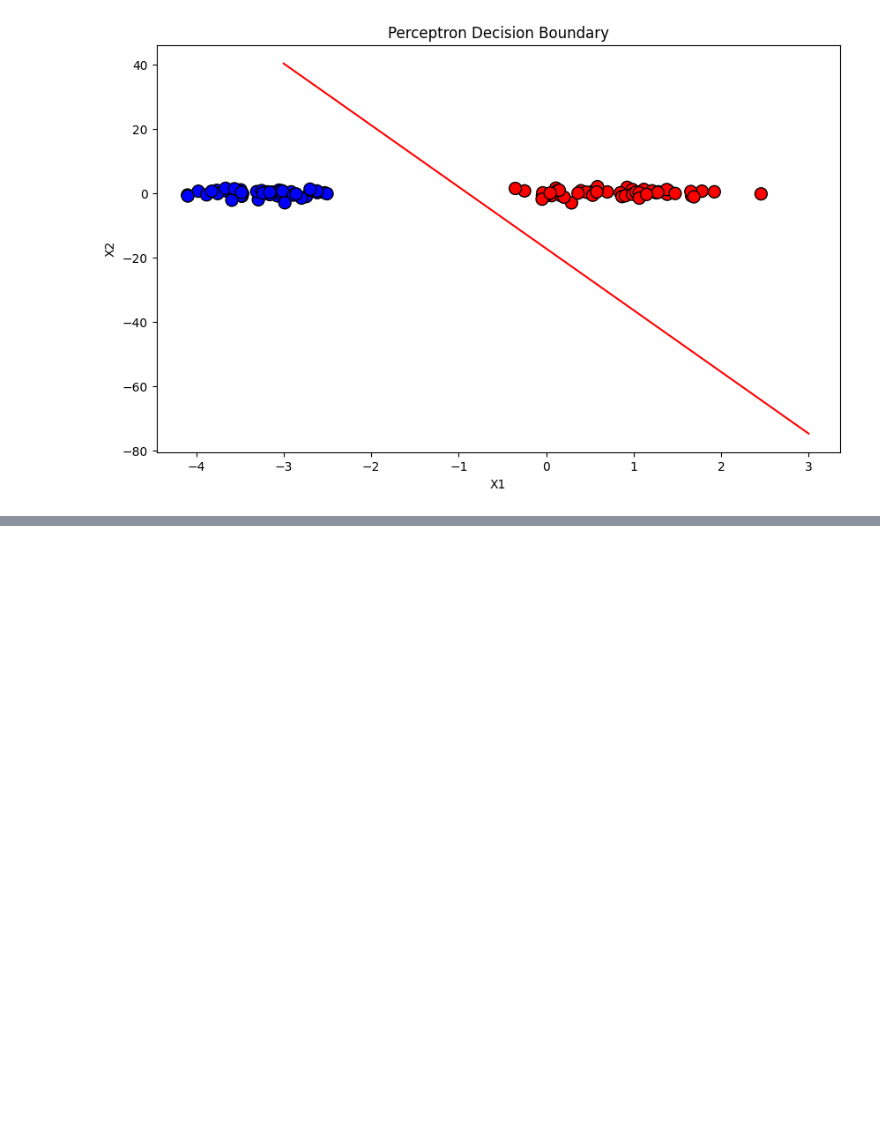
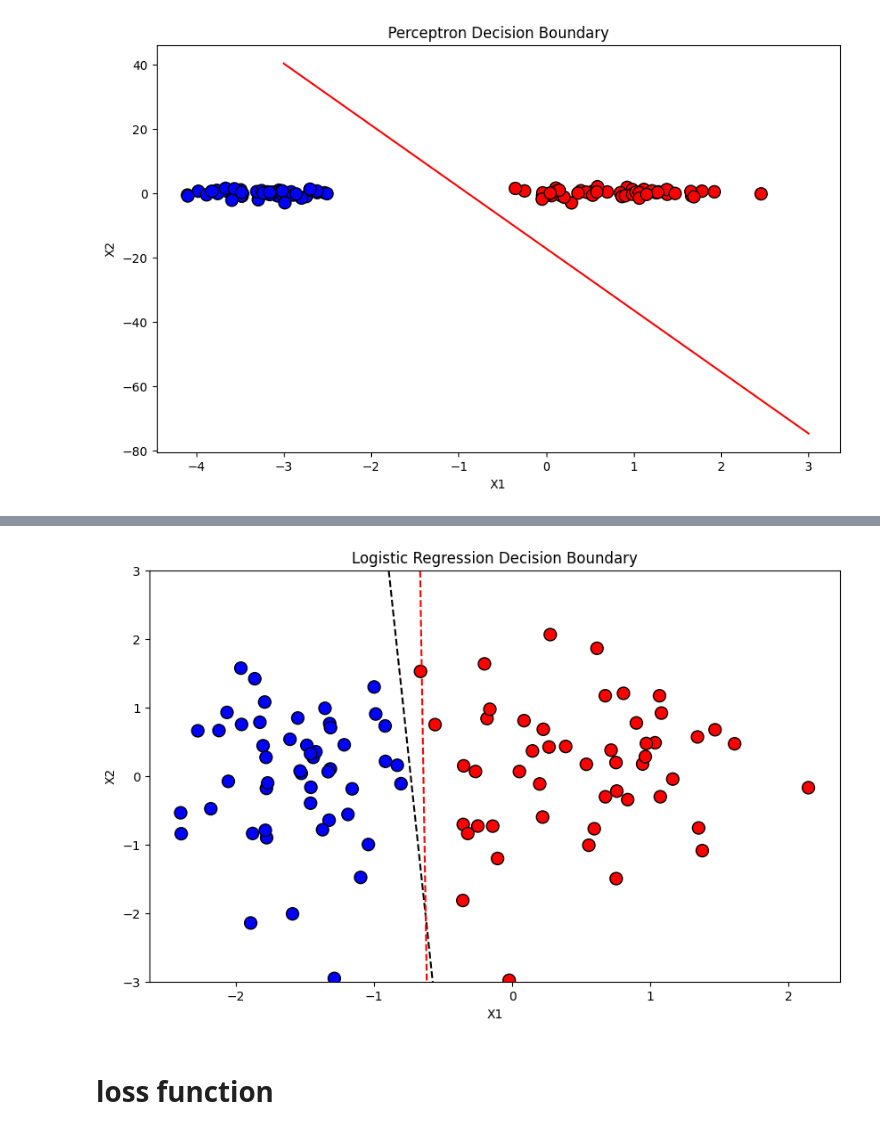
Before and after one commit to Ramratan777/Machine-learning, a Jupyter notebook: logistic_regression.ipynb, the cells around one changed output, grey strips where cells are left out. Saved outputs shown, nothing was run; the diff lists cells and outputs as text; code cells hidden in the pictures; blank space fills up the shorter version.

```diff
--- a/logistic_regression.ipynb
+++ b/logistic_regression.ipynb
@@ -51,0 +99,3 @@ plt.show()
+# %%
+from sklearn.linear_model import LogisticRegression
+model=LogisticRegression()
@@ -51,0 +106,18 @@ plt.show()
+# %%
+m=-(model.coef_[0][0])/(model.coef_[0][1])
+c=-(model.intercept_)/(model.coef_[0][1])
+y_input1=m*x_input+c
+# %%
+plt.figure(figsize=(10,6))
+plt.scatter(X[:,0],X[:,1],c=y,cmap='bwr',s=100,edgecolor='k')
+plt.plot(x_input,y_input,'k--')
+plt.plot(x_input,y_input1,'r--')
+plt.xlabel('X1')
+plt.ylabel('X2')
+plt.title('Logistic Regression Decision Boundary')
+plt.ylim(-3,3)
+plt.show()
+# %% [output]
+[figure, added]
+# %% [markdown]
+# loss function
```
Also changed, not shown: parts of 11 cells of this notebook.
